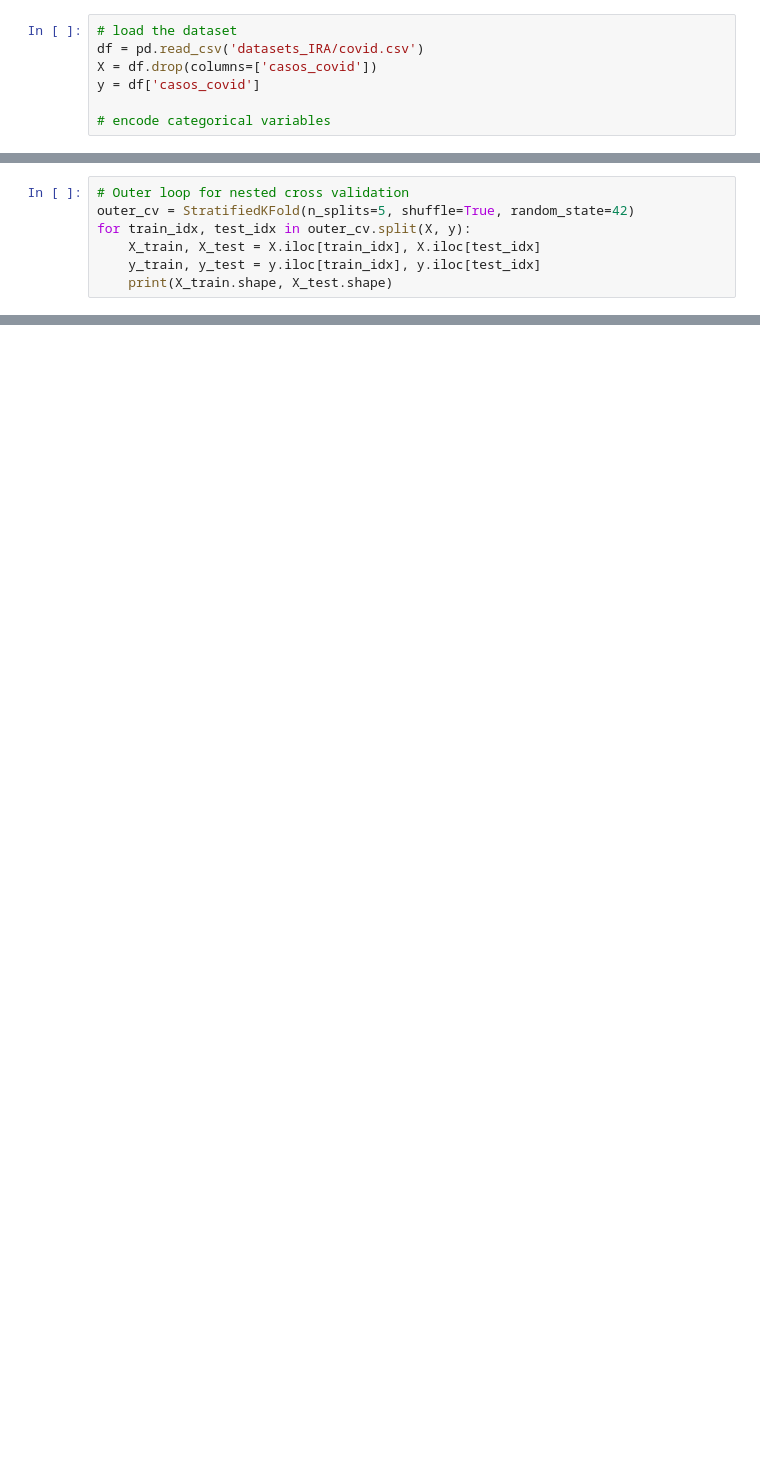
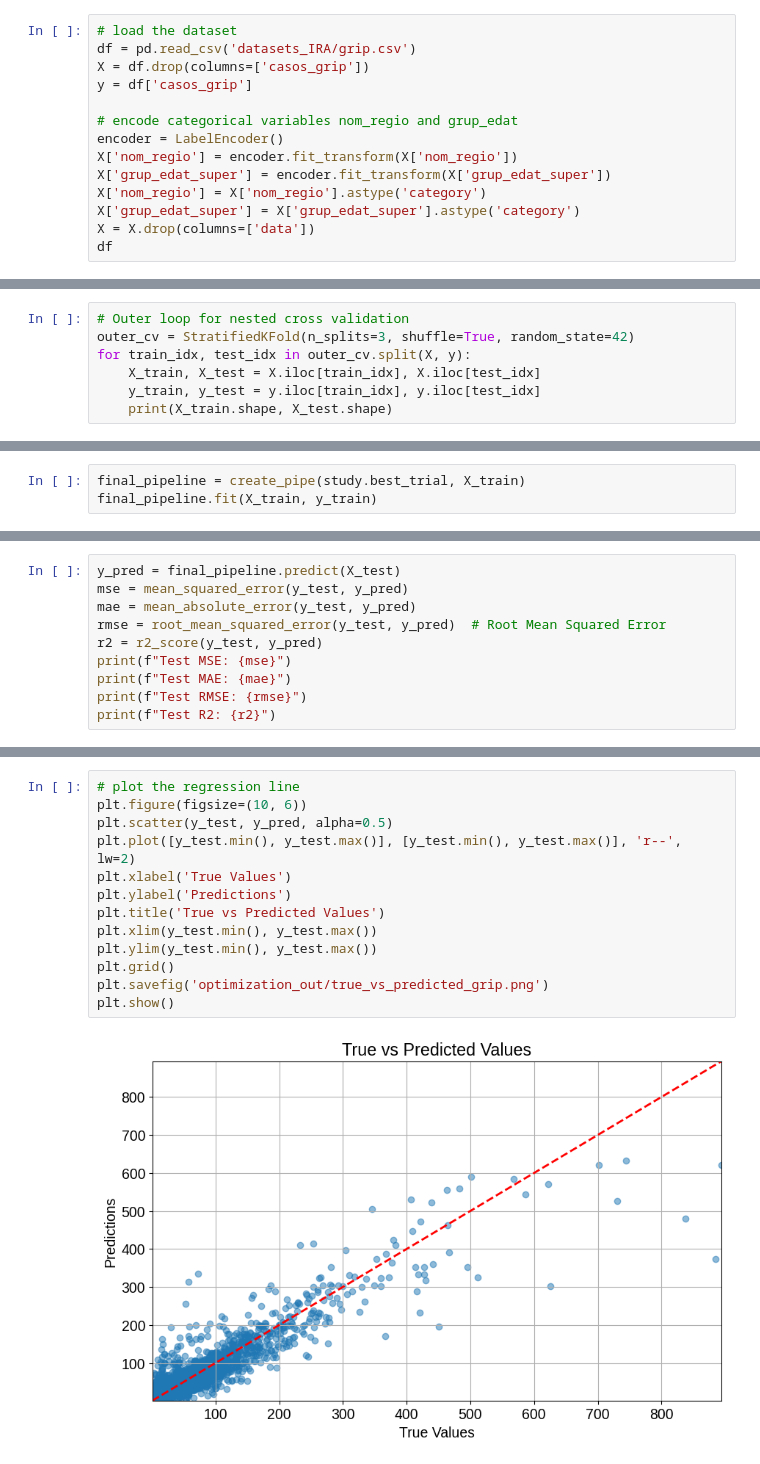
Before and after one commit to lisakorchevaya/hackUPC25, a Jupyter notebook: train_dev.ipynb, the cells around one changed output, grey strips where cells are left out. Cells and saved outputs as stored; diff of their text form; blank space fills up the shorter version.

```diff
--- a/train_dev.ipynb
+++ b/train_dev.ipynb
@@ -25,9 +25,16 @@ import seaborn as sns
 import joblib
 # %%
 # load the dataset
-df = pd.read_csv('datasets_IRA/covid.csv')
-X = df.drop(columns=['casos_covid'])
-y = df['casos_covid']
+df = pd.read_csv('datasets_IRA/grip.csv')
+X = df.drop(columns=['casos_grip'])
+y = df['casos_grip']
 
-# encode categorical variables
+# encode categorical variables nom_regio and grup_edat
+encoder = LabelEncoder()
+X['nom_regio'] = encoder.fit_transform(X['nom_regio'])
+X['grup_edat_super'] = encoder.fit_transform(X['grup_edat_super'])
+X['nom_regio'] = X['nom_regio'].astype('category')
+X['grup_edat_super'] = X['grup_edat_super'].astype('category')
+X = X.drop(columns=['data'])
+df
 # %% [output]
@@ -138,7 +140,7 @@ def create_pipe(trial, X_t):
     return pipeline
 # %%
 # Outer loop for nested cross validation
-outer_cv = StratifiedKFold(n_splits=5, shuffle=True, random_state=42)
+outer_cv = StratifiedKFold(n_splits=3, shuffle=True, random_state=42)
 for train_idx, test_idx in outer_cv.split(X, y):
     X_train, X_test = X.iloc[train_idx], X.iloc[test_idx]
     y_train, y_test = y.iloc[train_idx], y.iloc[test_idx]
@@ -201,0 +343,3 @@ trials_df
+# %%
+final_pipeline = create_pipe(study.best_trial, X_train)
+final_pipeline.fit(X_train, y_train)
@@ -201,0 +357,10 @@ trials_df
+# %%
+y_pred = final_pipeline.predict(X_test)
+mse = mean_squared_error(y_test, y_pred)
+mae = mean_absolute_error(y_test, y_pred)
+rmse = root_mean_squared_error(y_test, y_pred)  # Root Mean Squared Error
+r2 = r2_score(y_test, y_pred)
+print(f"Test MSE: {mse}")
+print(f"Test MAE: {mae}")
+print(f"Test RMSE: {rmse}")
+print(f"Test R2: {r2}")
@@ -201,0 +372,15 @@ trials_df
+# %%
+# plot the regression line
+plt.figure(figsize=(10, 6))
+plt.scatter(y_test, y_pred, alpha=0.5)
+plt.plot([y_test.min(), y_test.max()], [y_test.min(), y_test.max()], 'r--', lw=2)
+plt.xlabel('True Values')
+plt.ylabel('Predictions')
+plt.title('True vs Predicted Values')
+plt.xlim(y_test.min(), y_test.max())
+plt.ylim(y_test.min(), y_test.max())
+plt.grid()
+plt.savefig('optimization_out/true_vs_predicted_grip.png')
+plt.show()
+# %% [output]
+[figure, added]
```
Also changed, not shown: parts of 20 cells of this notebook, 11 other files.
